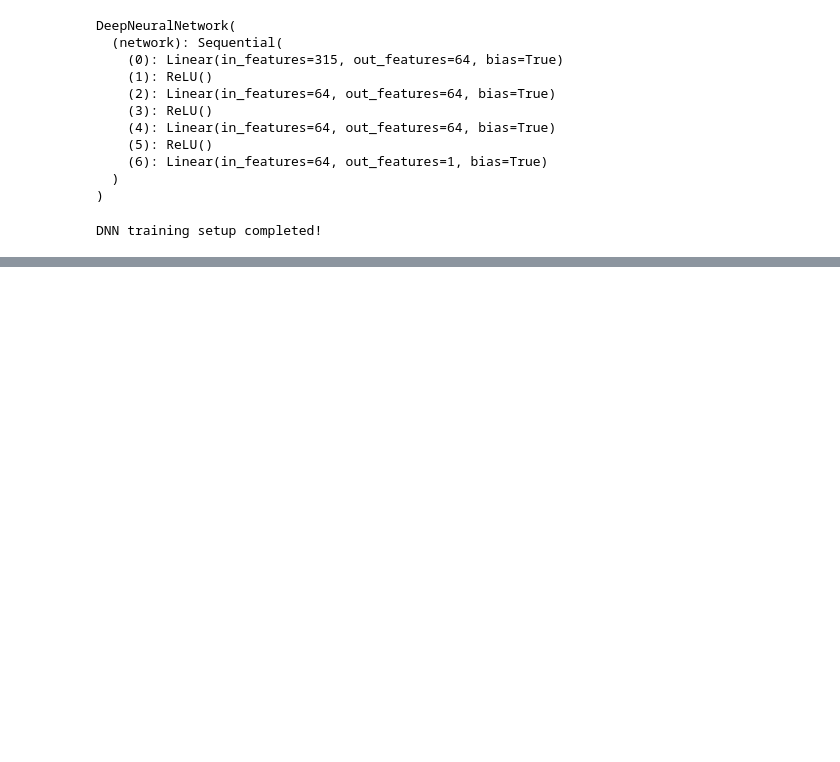
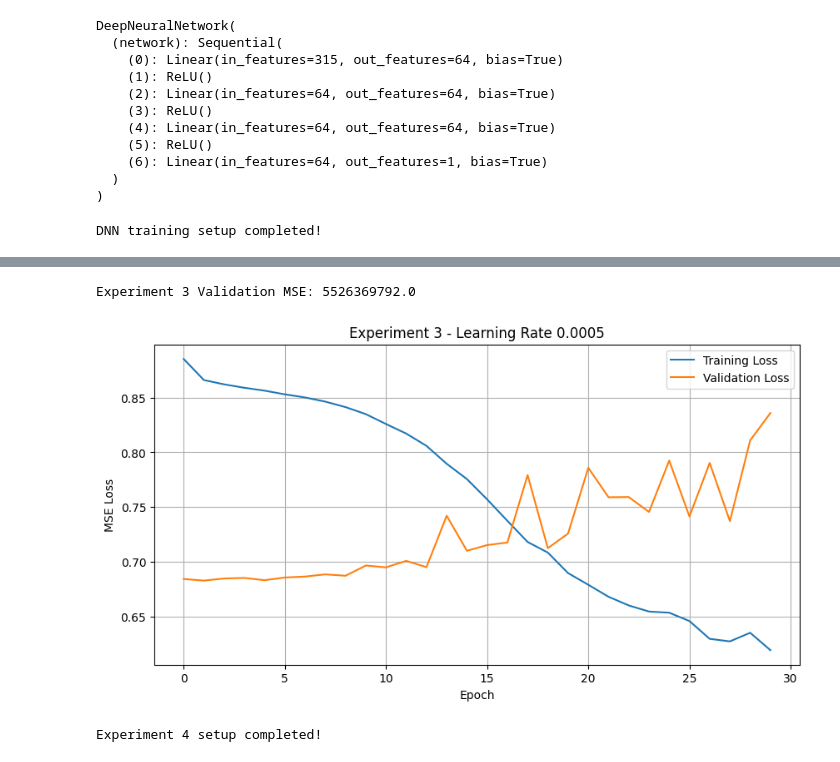
Before and after one commit to snkhader22/Deep-Learning-Project, a Jupyter notebook: DL2.ipynb, the cells around one changed output, grey strips where cells are left out. Saved outputs shown, nothing was run; the diff lists cells and outputs as text; code cells hidden in the pictures; blank space fills up the shorter version.

```diff
--- a/DL2.ipynb
+++ b/DL2.ipynb
@@ -1220,0 +1232,70 @@ plt.show()
+# %%
+# EXPERIMENT 3 - EVALUATE MODEL
+
+exp3_model.eval()
+
+with torch.no_grad():
+
+    exp3_val_scaled = exp3_model(X_val_tensor).numpy()
+
+    # Convert predictions to original price scale
+    exp3_val_predictions = target_scaler.inverse_transform(
+        exp3_val_scaled
+    )
+
+# Calculate validation MSE
+exp3_val_mse = mean_squared_error(
+    y_val,
+    exp3_val_predictions
+)
+
+print("Experiment 3 Validation MSE:", exp3_val_mse)
+# %% [output]
+Experiment 3 Validation MSE: 5526369792.0
+# %%
+# EXPERIMENT 3 - PLOT RESULTS
+
+plt.figure(figsize=(10, 5))
+
+plt.plot(
+    exp3_train_losses,
+    label="Training Loss"
+)
+
+plt.plot(
+    exp3_val_losses,
+    label="Validation Loss"
+)
+
+plt.title("Experiment 3 - Learning Rate 0.0005")
+plt.xlabel("Epoch")
+plt.ylabel("MSE Loss")
+
+plt.legend()
+plt.grid(True)
+
+plt.show()
+# %% [output]
+[figure, added]
+# %%
+# EXPERIMENT 4 - LEARNING RATE 0.001
+
+# Create a fresh DNN model
+exp4_model = DeepNeuralNetwork(input_size=315)
+
+# Define optimizer with learning rate 0.001
+exp4_optimizer = optim.Adam(
+    exp4_model.parameters(),
+    lr=0.001
+)
+
+# Define loss function
+criterion = nn.MSELoss()
+
+# Store losses
+exp4_train_losses = []
+exp4_val_losses = []
+
+print("Experiment 4 setup completed!")
+# %% [output]
+Experiment 4 setup completed!
```
Also changed, not shown: parts of 81 cells of this notebook.
